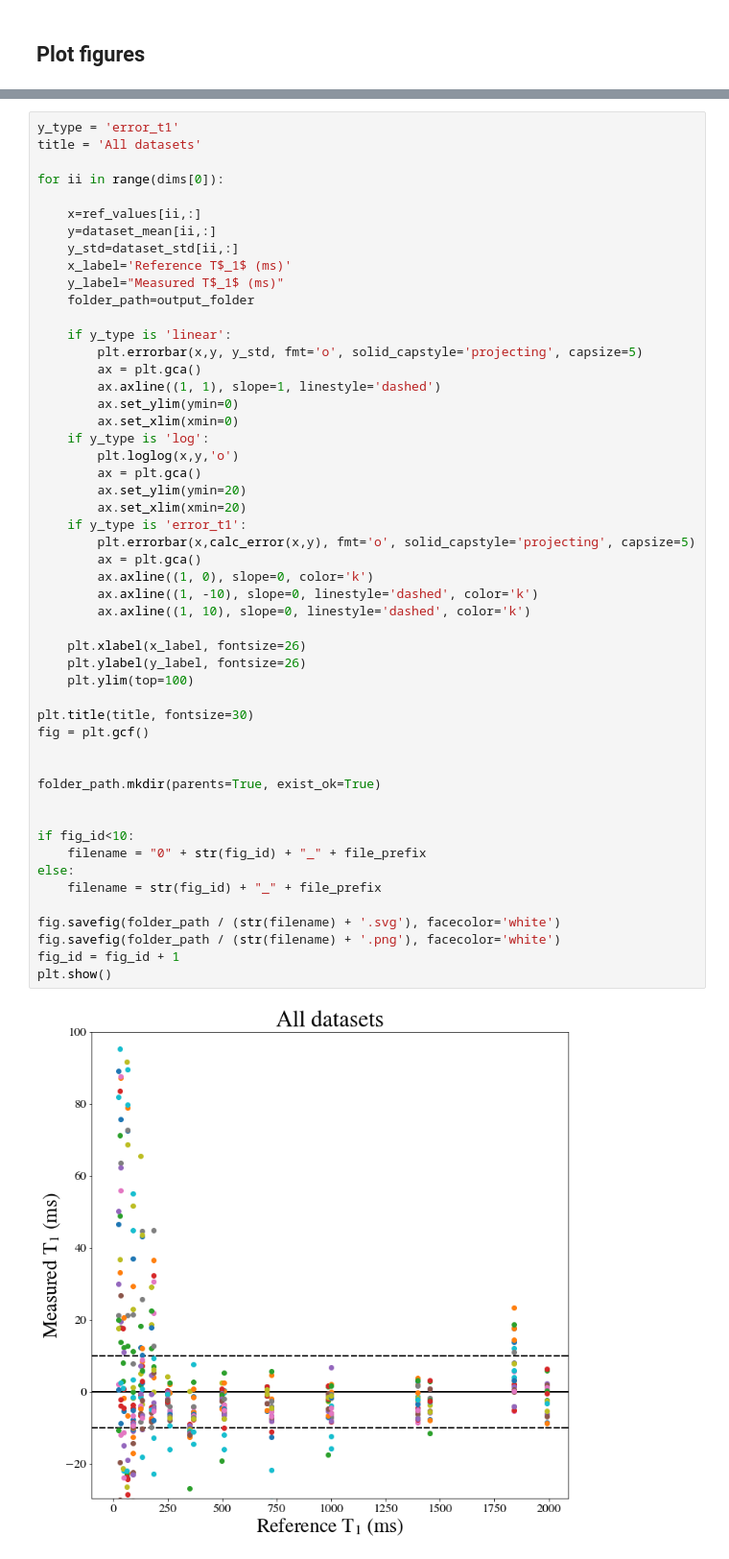
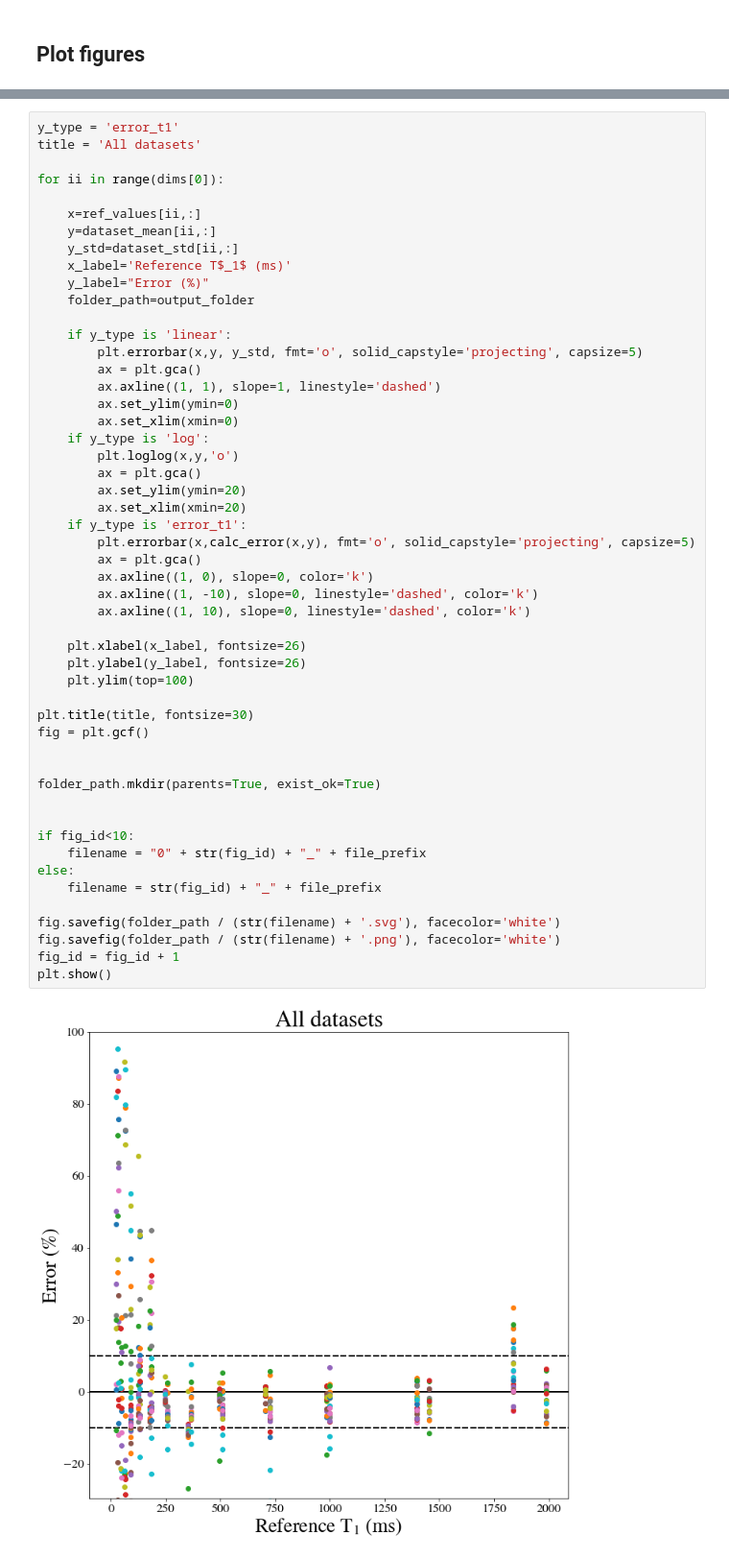
Before and after one commit to rrsg2020/analysis, a Jupyter notebook: 04_alldatasets_scatter_NIST.ipynb, the cells around one changed output, grey strips where cells are left out. Shown at 96% size. Drawn from its saved outputs; the diff is of its cells as text.

Commit message:
Fix ylabel one one figure

```diff
--- a/04_alldatasets_scatter_NIST.ipynb
+++ b/04_alldatasets_scatter_NIST.ipynb
@@ -255,7 +255,7 @@ for ii in range(dims[0]):
     y=dataset_mean[ii,:]
     y_std=dataset_std[ii,:]
     x_label='Reference T$_1$ (ms)'
-    y_label="Measured T$_1$ (ms)"
+    y_label="Error (%)"
     folder_path=output_folder
 
     if y_type is 'linear':
@@ -270,31 +270,31 @@ for ii in range(dims[0]):
         ax.set_ylim(ymin=20)
         ax.set_xlim(xmin=20)
     if y_type is 'error_t1':
         plt.errorbar(x,calc_error(x,y), fmt='o', solid_capstyle='projecting', capsize=5)
         ax = plt.gca()
         ax.axline((1, 0), slope=0, color='k')
         ax.axline((1, -10), slope=0, linestyle='dashed', color='k')
         ax.axline((1, 10), slope=0, linestyle='dashed', color='k')
 
     plt.xlabel(x_label, fontsize=26)
     plt.ylabel(y_label, fontsize=26)
     plt.ylim(top=100)
 
 plt.title(title, fontsize=30)
 fig = plt.gcf()
 
 
 folder_path.mkdir(parents=True, exist_ok=True)
 
 
 if fig_id<10:
     filename = "0" + str(fig_id) + "_" + file_prefix
 else:
     filename = str(fig_id) + "_" + file_prefix
 
 fig.savefig(folder_path / (str(filename) + '.svg'), facecolor='white')
 fig.savefig(folder_path / (str(filename) + '.png'), facecolor='white')
 fig_id = fig_id + 1
 plt.show()
 # %% [output]
-[figure, old version]
+[figure, new version]
```
Also changed, not shown: 4 other files.
